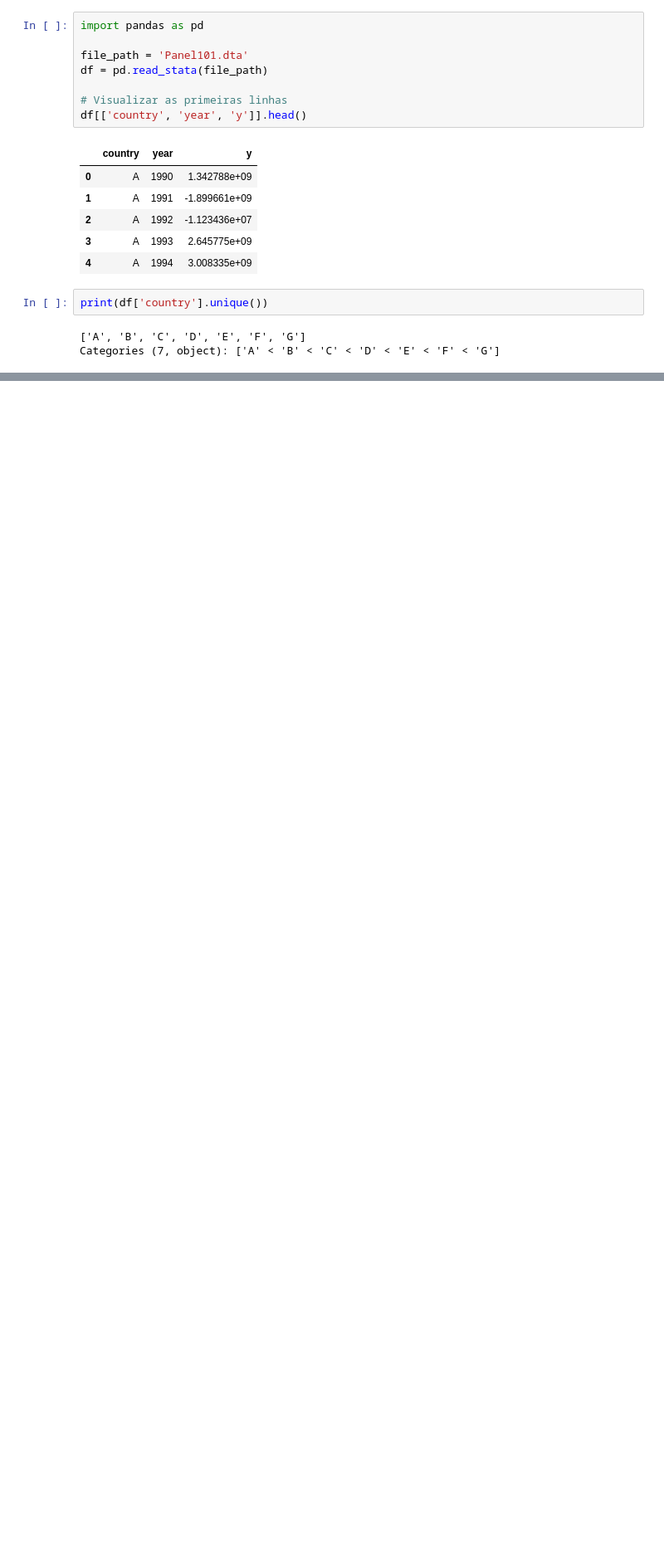
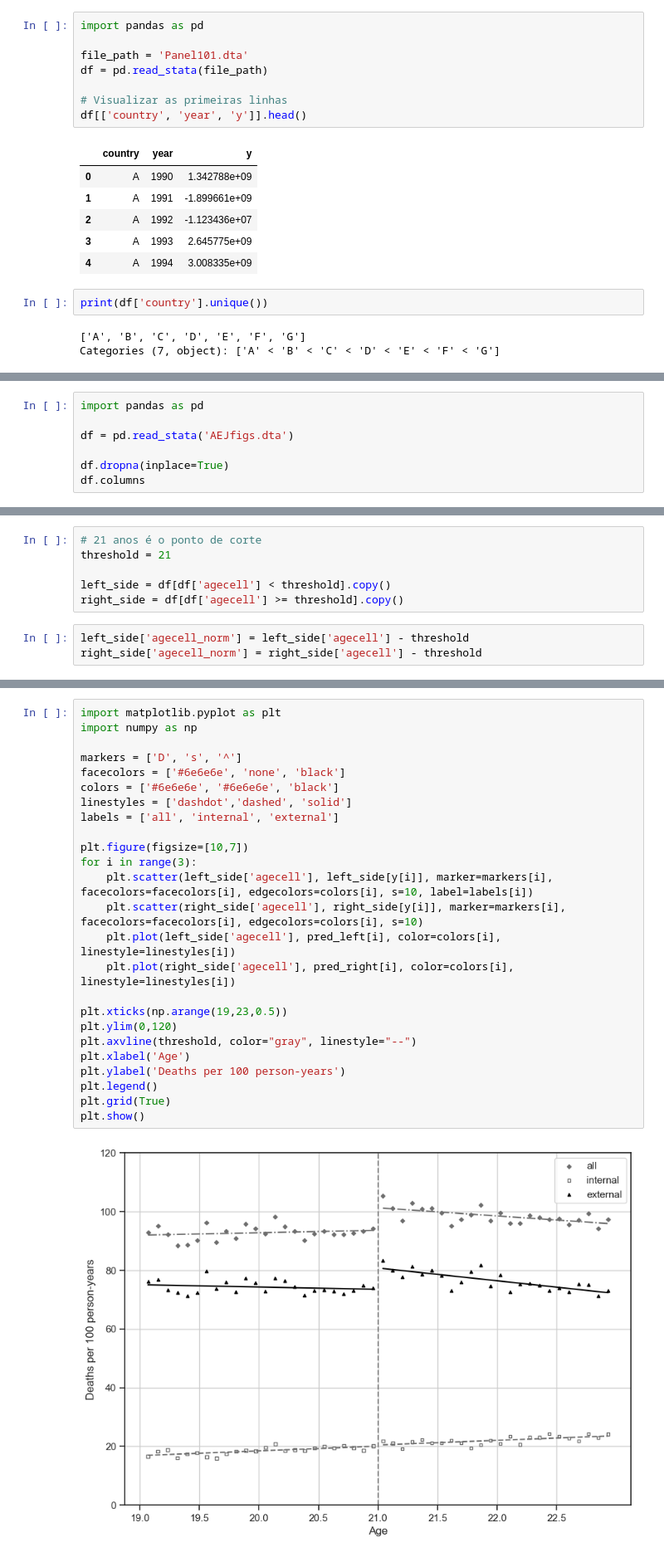
Before and after one commit to paraizovinicius/Inferencia_Estatistica, a Jupyter notebook: Trabalho_3/T3.ipynb, the cells around one changed output, grey strips where cells are left out. Shown at 83% size. Saved outputs shown, nothing was run; the diff lists cells and outputs as text; blank space fills up the shorter version.

```diff
--- a/Trabalho_3/T3.ipynb
+++ b/Trabalho_3/T3.ipynb
@@ -698,0 +702,7 @@ df[['country', 'year', 'y', 'tratado', 'pos', 'interacao']].head(10)
+# %%
+import pandas as pd
+
+df = pd.read_stata('AEJfigs.dta')
+
+df.dropna(inplace=True)
+df.columns
@@ -698,0 +715,9 @@ df[['country', 'year', 'y', 'tratado', 'pos', 'interacao']].head(10)
+# %%
+# 21 anos é o ponto de corte
+threshold = 21
+
+left_side = df[df['agecell'] < threshold].copy()
+right_side = df[df['agecell'] >= threshold].copy()
+# %%
+left_side['agecell_norm'] = left_side['agecell'] - threshold
+right_side['agecell_norm'] = right_side['agecell'] - threshold
@@ -698,0 +749,27 @@ df[['country', 'year', 'y', 'tratado', 'pos', 'interacao']].head(10)
+# %%
+import matplotlib.pyplot as plt
+import numpy as np
+
+markers = ['D', 's', '^']
+facecolors = ['#6e6e6e', 'none', 'black']
+colors = ['#6e6e6e', '#6e6e6e', 'black']
+linestyles = ['dashdot','dashed', 'solid']
+labels = ['all', 'internal', 'external']
+
+plt.figure(figsize=[10,7])
+for i in range(3):
+    plt.scatter(left_side['agecell'], left_side[y[i]], marker=markers[i], facecolors=facecolors[i], edgecolors=colors[i], s=10, label=labels[i])
+    plt.scatter(right_side['agecell'], right_side[y[i]], marker=markers[i], facecolors=facecolors[i], edgecolors=colors[i], s=10)
+    plt.plot(left_side['agecell'], pred_left[i], color=colors[i], linestyle=linestyles[i])
+    plt.plot(right_side['agecell'], pred_right[i], color=colors[i], linestyle=linestyles[i])
+
+plt.xticks(np.arange(19,23,0.5))
+plt.ylim(0,120)
+plt.axvline(threshold, color="gray", linestyle="--")
+plt.xlabel('Age')
+plt.ylabel('Deaths per 100 person-years')
+plt.legend()
+plt.grid(True)
+plt.show()
+# %% [output]
+[figure, added]
```
Also changed, not shown: parts of 21 cells of this notebook.
